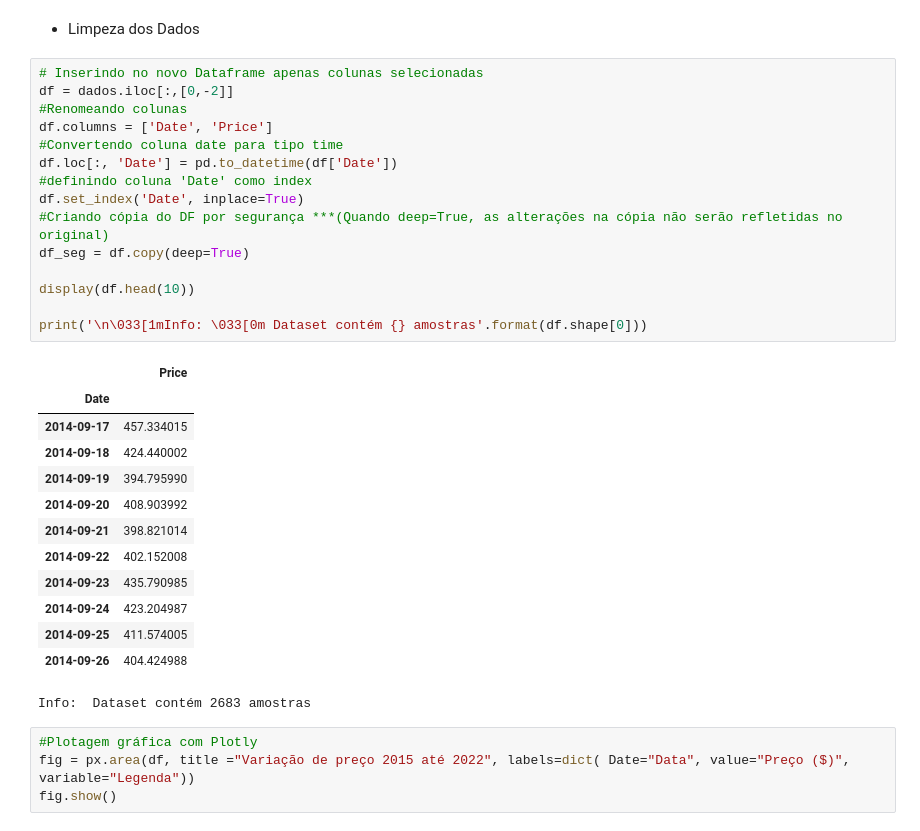
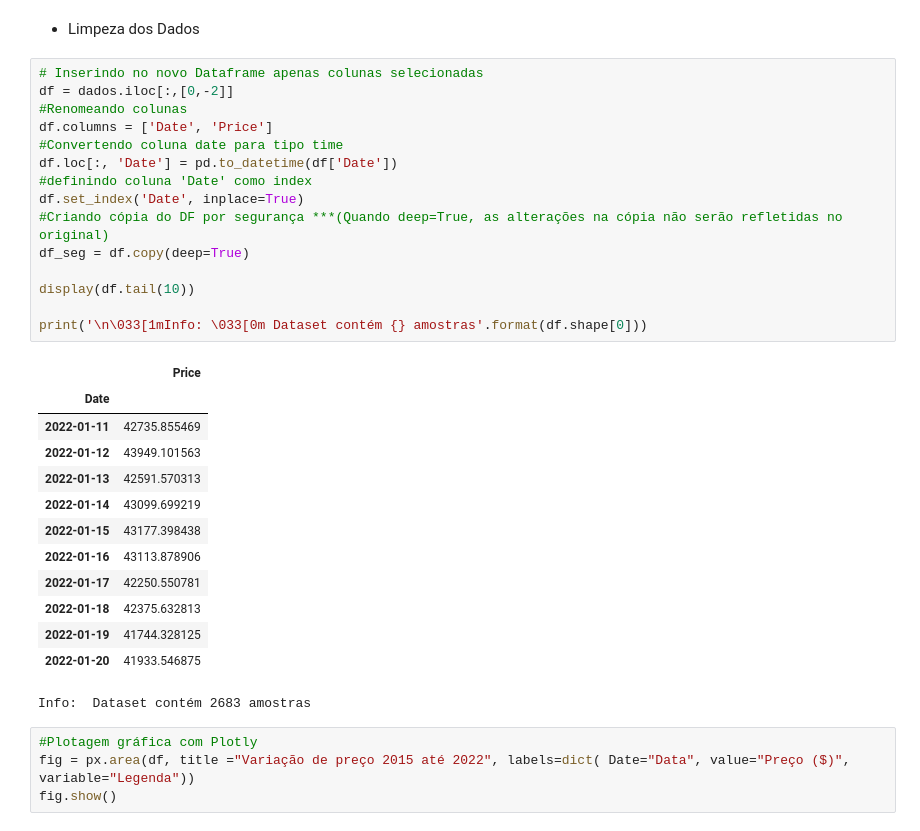
Before and after one commit to luanzitto/BitCoin_forecast, a Jupyter notebook: InitialExploration.ipynb, the cells around one changed output. Drawn from its saved outputs; the diff is of its cells as text.

```diff
--- a/InitialExploration.ipynb
+++ b/InitialExploration.ipynb
@@ -53,31 +53,31 @@ dados.describe().transpose()
 # %%
 # Inserindo no novo Dataframe apenas colunas selecionadas
 df = dados.iloc[:,[0,-2]]
 #Renomeando colunas
 df.columns = ['Date', 'Price']
 #Convertendo coluna date para tipo time
 df.loc[:, 'Date'] = pd.to_datetime(df['Date'])
 #definindo coluna 'Date' como index
 df.set_index('Date', inplace=True)
 #Criando cópia do DF por segurança ***(Quando deep=True, as alterações na cópia não serão refletidas no original)
 df_seg = df.copy(deep=True)
 
-display(df.head(10))
+display(df.tail(10))
 
 print('\n\033[1mInfo: \033[0m Dataset contém {} amostras'.format(df.shape[0]))
 # %% [output]
 |  | Price |
 | Date |  |
-| 2014-09-17 | 457.334015 |
-| 2014-09-18 | 424.440002 |
-| 2014-09-19 | 394.795990 |
-| 2014-09-20 | 408.903992 |
-| 2014-09-21 | 398.821014 |
-| 2014-09-22 | 402.152008 |
-| 2014-09-23 | 435.790985 |
-| 2014-09-24 | 423.204987 |
-| 2014-09-25 | 411.574005 |
-| 2014-09-26 | 404.424988 |
+| 2022-01-11 | 42735.855469 |
+| 2022-01-12 | 43949.101563 |
+| 2022-01-13 | 42591.570313 |
+| 2022-01-14 | 43099.699219 |
+| 2022-01-15 | 43177.398438 |
+| 2022-01-16 | 43113.878906 |
+| 2022-01-17 | 42250.550781 |
+| 2022-01-18 | 42375.632813 |
+| 2022-01-19 | 41744.328125 |
+| 2022-01-20 | 41933.546875 |
 Info:  Dataset contém 2683 amostras
 # %%
 #Plotagem gráfica com Plotly
```
Also changed, not shown: parts of 5 cells of this notebook.
